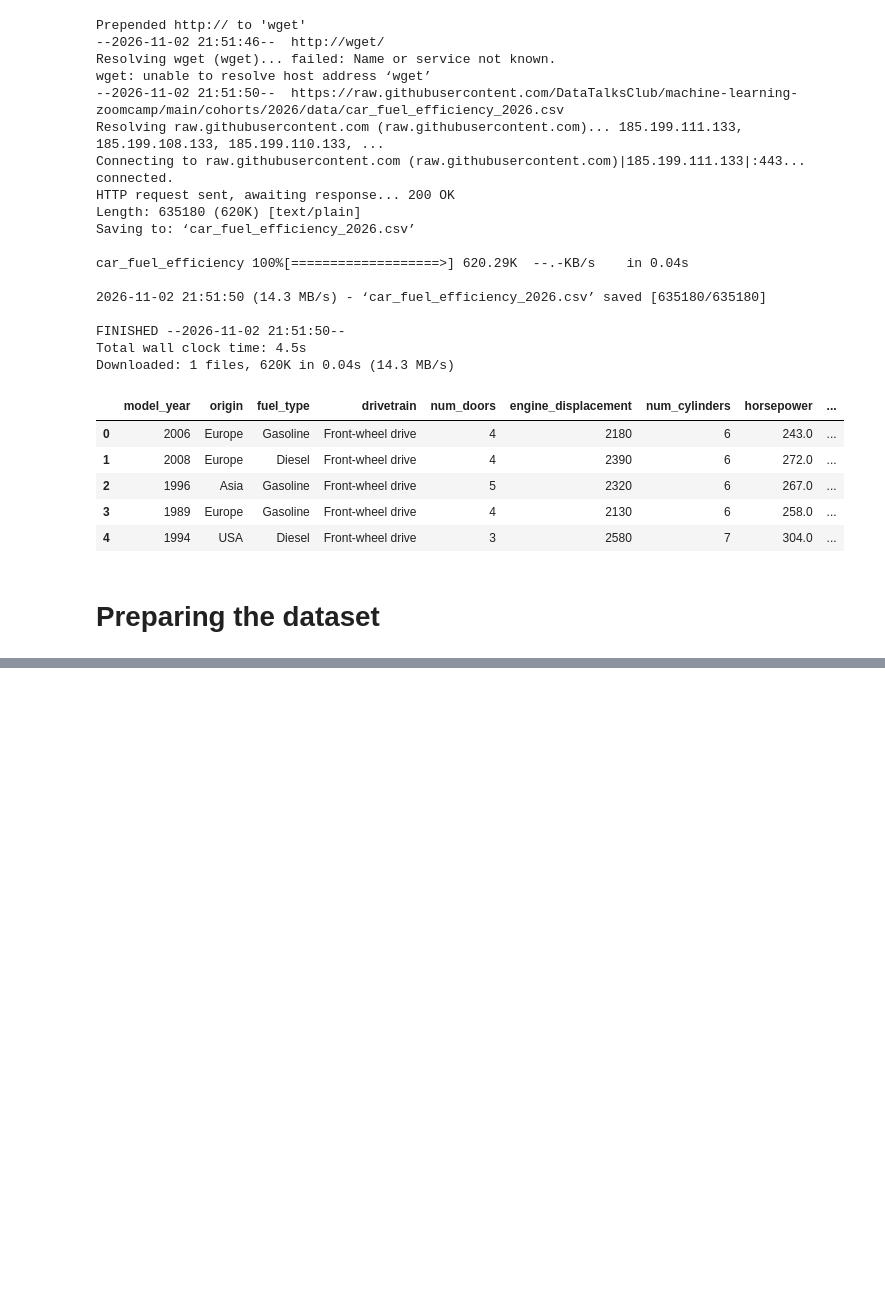
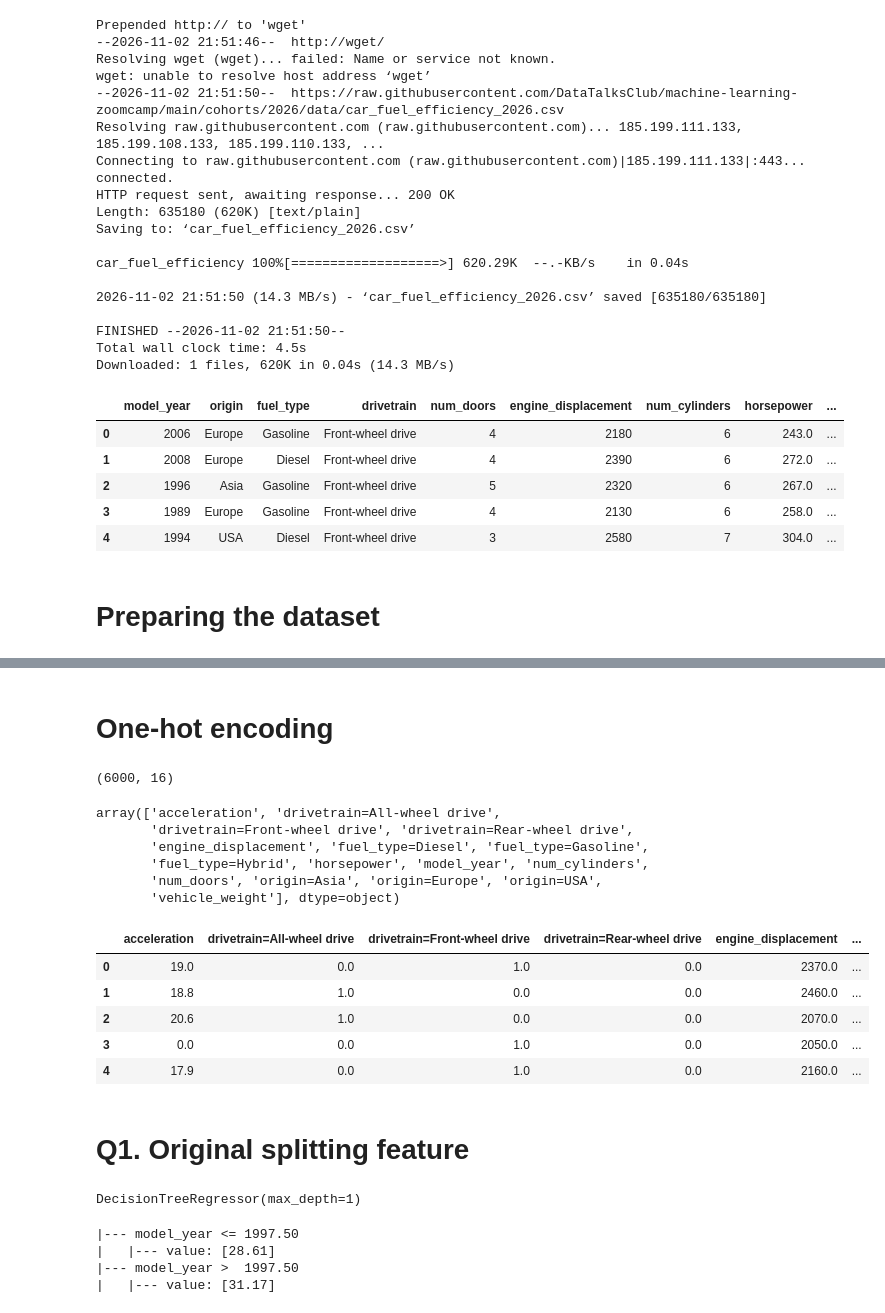
Before and after one commit to GustavoRusso/ml-zoomcamp-homework, a Jupyter notebook: 06-trees/06-trees-lectures-hw.ipynb, the cells around one changed output, grey strips where cells are left out. Cells and saved outputs as stored; diff of their text form; code cells hidden in the pictures; blank space fills up the shorter version.

```diff
--- a/06-trees/06-trees-lectures-hw.ipynb
+++ b/06-trees/06-trees-lectures-hw.ipynb
@@ -36,0 +54,4 @@ df_car_fuel.head()
+# %%
+#Fill missing values with zeros
+df_car_fuel = df_car_fuel.fillna(0)
+df_car_fuel.isnull().sum()
@@ -36,0 +73,11 @@ df_car_fuel.head()
+# %%
+from sklearn.model_selection import train_test_split
+
+df_full_train, df_test = train_test_split(df_car_fuel, test_size=0.2, random_state=1)
+df_train, df_val = train_test_split(
+    df_full_train, test_size=0.25, random_state=1
+)
+
+df_train = df_train.reset_index(drop=True)
+df_val = df_val.reset_index(drop=True)
+df_test = df_test.reset_index(drop=True)
@@ -36,0 +92,48 @@ df_car_fuel.head()
+# %% [markdown]
+# One-hot encoding
+# %%
+from sklearn.feature_extraction import DictVectorizer
+
+train_dict = df_train.to_dict(orient='records')
+
+dv = DictVectorizer(sparse=True)
+X_train = dv.fit_transform(train_dict)
+X_train.shape
+# %% [output]
+(6000, 16)
+# %%
+dv.get_feature_names_out()
+# %% [output]
+array(['acceleration', 'drivetrain=All-wheel drive',
+       'drivetrain=Front-wheel drive', 'drivetrain=Rear-wheel drive',
+       'engine_displacement', 'fuel_type=Diesel', 'fuel_type=Gasoline',
+       'fuel_type=Hybrid', 'horsepower', 'model_year', 'num_cylinders',
+       'num_doors', 'origin=Asia', 'origin=Europe', 'origin=USA',
+       'vehicle_weight'], dtype=object)
+# %%
+pd.DataFrame(X_train.toarray(), columns=dv.get_feature_names_out()).head()
+# %% [output]
+|  | acceleration | drivetrain=All-wheel drive | drivetrain=Front-wheel drive | drivetrain=Rear-wheel drive | engine_displacement | ... |
+| 0 | 19.0 | 0.0 | 1.0 | 0.0 | 2370.0 | ... |
+| 1 | 18.8 | 1.0 | 0.0 | 0.0 | 2460.0 | ... |
+| 2 | 20.6 | 1.0 | 0.0 | 0.0 | 2070.0 | ... |
+| 3 | 0.0 | 0.0 | 1.0 | 0.0 | 2050.0 | ... |
+| 4 | 17.9 | 0.0 | 1.0 | 0.0 | 2160.0 | ... |
+# %% [markdown]
+# Q1. Original splitting feature
+# %%
+from sklearn.tree import DecisionTreeRegressor
+
+dt = DecisionTreeRegressor(max_depth=1)
+
+dt.fit(X_train, y_train)
+# %% [output]
+DecisionTreeRegressor(max_depth=1)
+# %%
+from sklearn.tree import export_text
+print(export_text(dt, feature_names=list(dv.get_feature_names_out())))
+# %% [output]
+|--- model_year <= 1997.50
+|   |--- value: [28.61]
+|--- model_year >  1997.50
+|   |--- value: [31.17]
```
Also changed, not shown: parts of 5 cells of this notebook.
